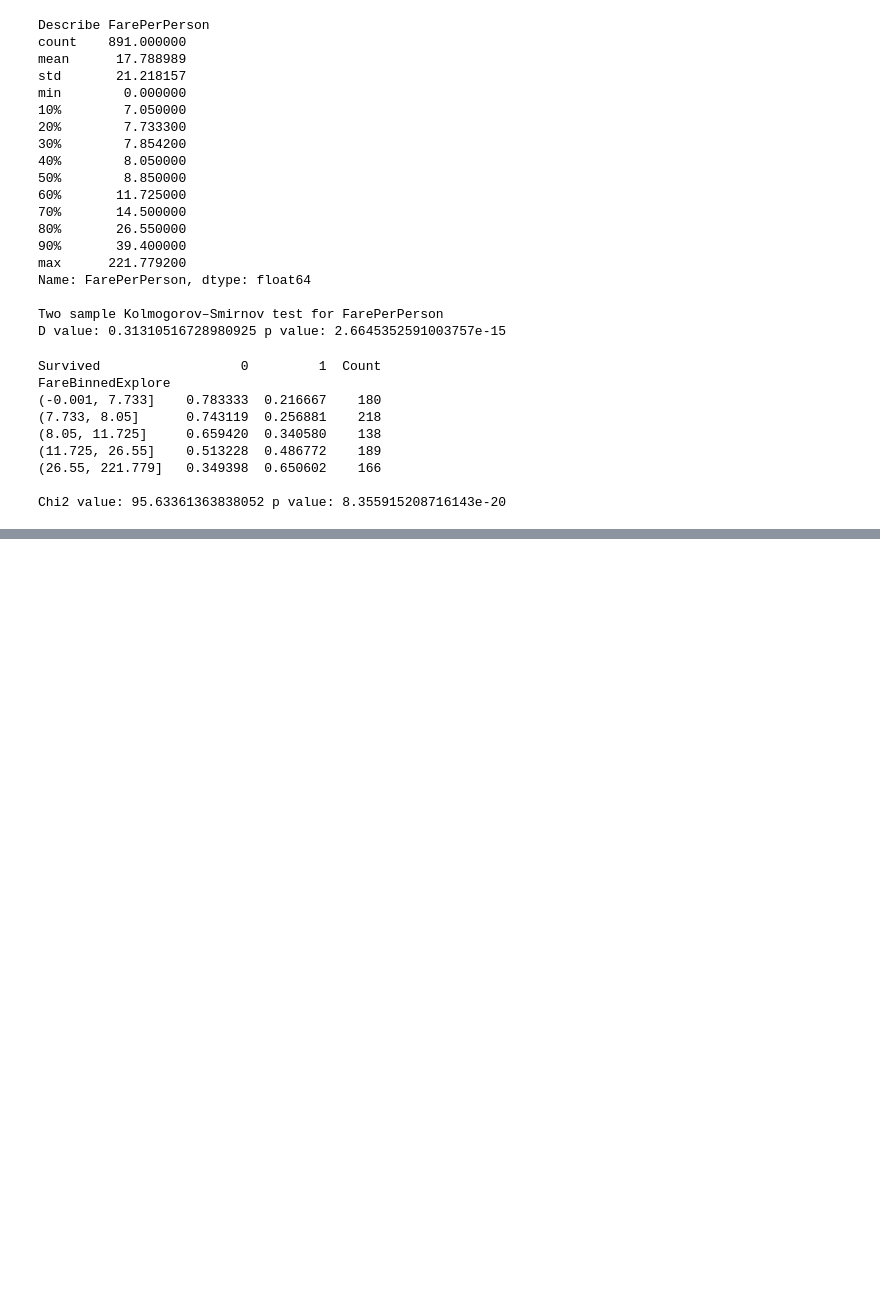
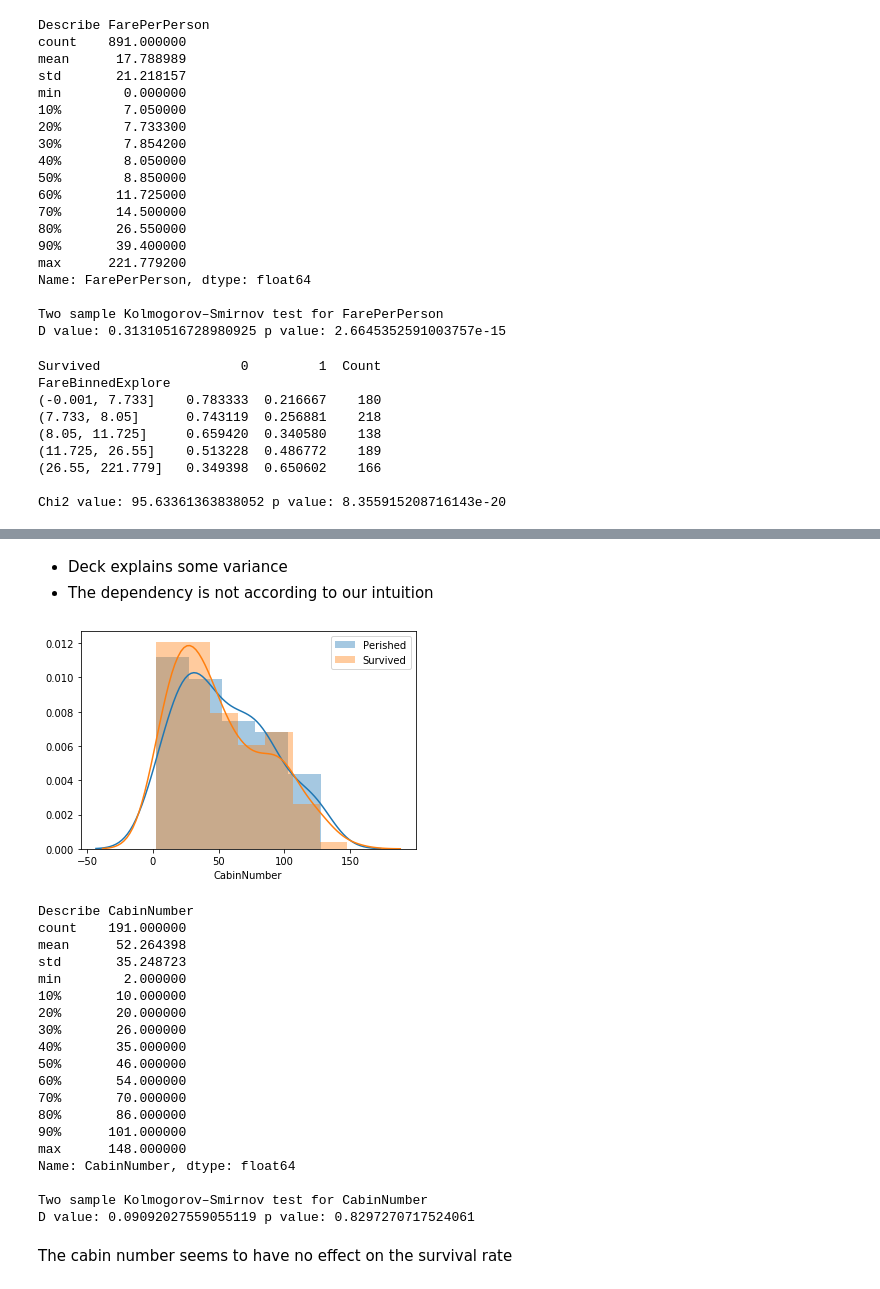
Before and after one commit to gergelyBognar/titanic, a Jupyter notebook: titanic.ipynb, the cells around one changed output, grey strips where cells are left out. Cells and saved outputs as stored; diff of their text form; code cells hidden in the pictures; blank space fills up the shorter version.

Commit message:
Exctracted features from Name and Cabin

```diff
--- a/titanic.ipynb
+++ b/titanic.ipynb
@@ -494,0 +522,10 @@ Chi2 value: 95.63361363838052 p value: 8.355915208716143e-20
+# %%
+def get_titles(name):
+    title = None
+    if name:
+        match = re.search("\s([A-Za-z]+)\.", name)
+        if match:
+            title = match.group(1)
+    return title
+
+df_train["Title"] = df_train["Name"].apply(get_titles)
@@ -494,0 +565,31 @@ Chi2 value: 95.63361363838052 p value: 8.355915208716143e-20
+# %%
+def get_deck_number(cabin, is_deck):
+    if pd.isna(cabin):
+        return None
+
+    cabin = cabin.replace("F", "")
+    matches = re.findall("([a-zA-Z])(\d*)", cabin)
+
+
+    numbers = np.array([int(x[1]) for x in matches if x[1]])
+
+    # Calculate cabin deck
+    if is_deck:
+        decks = np.array([x[0] for x in matches if x[0]])
+        if len(decks) > 0:
+            # Most frequent deck
+            values, counts = np.unique(decks,return_counts=True)
+            return values[np.argmax(counts)]
+        else:
+            return None
+
+    # Calculate cabin number
+    else:
+        if len(numbers) > 0:
+            return numbers.mean()
+        else:
+            return None
+
+
+df_train["CabinDeck"] = df_train["Cabin"].apply(get_deck_number, is_deck=True)
+df_train["CabinNumber"] = df_train["Cabin"].apply(get_deck_number, is_deck=False)
@@ -494,0 +610,28 @@ Chi2 value: 95.63361363838052 p value: 8.355915208716143e-20
+# %% [markdown]
+* Deck explains some variance
+* The dependency is not according to our intuition
+# %%
+dependency_numerical(df_train, "CabinNumber", label_name)
+# %% [output]
+[figure, added]
+Describe CabinNumber
+count    191.000000
+mean      52.264398
+std       35.248723
+min        2.000000
+10%       10.000000
+20%       20.000000
+30%       26.000000
+40%       35.000000
+50%       46.000000
+60%       54.000000
+70%       70.000000
+80%       86.000000
+90%      101.000000
+max      148.000000
+Name: CabinNumber, dtype: float64
+
+Two sample Kolmogorov–Smirnov test for CabinNumber
+D value: 0.09092027559055119 p value: 0.8297270717524061
+# %% [markdown]
+The cabin number seems to have no effect on the survival rate
```
Also changed, not shown: parts of 9 cells of this notebook.
